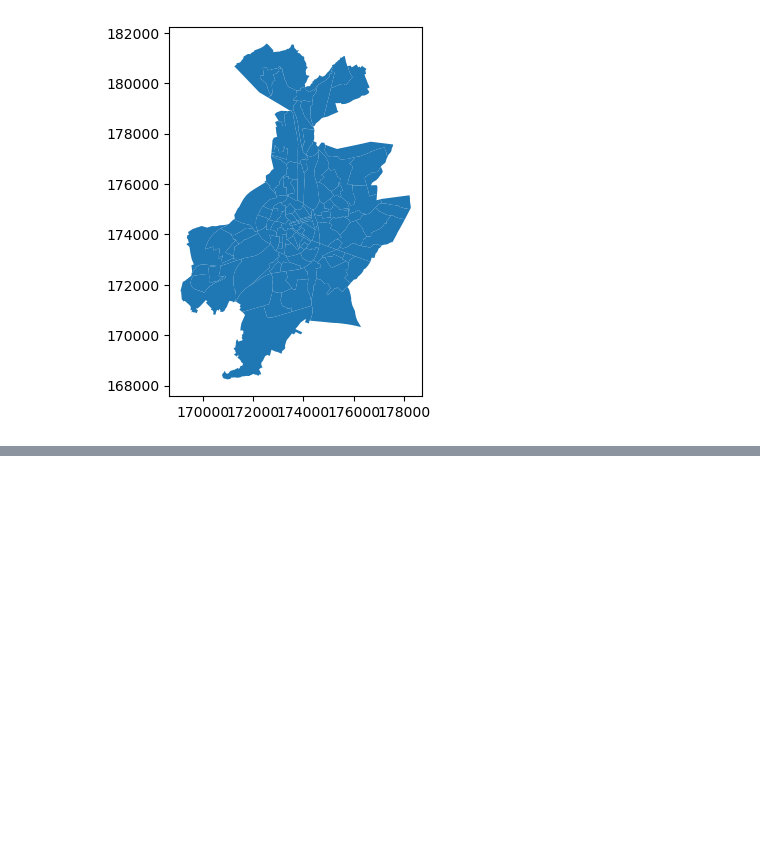
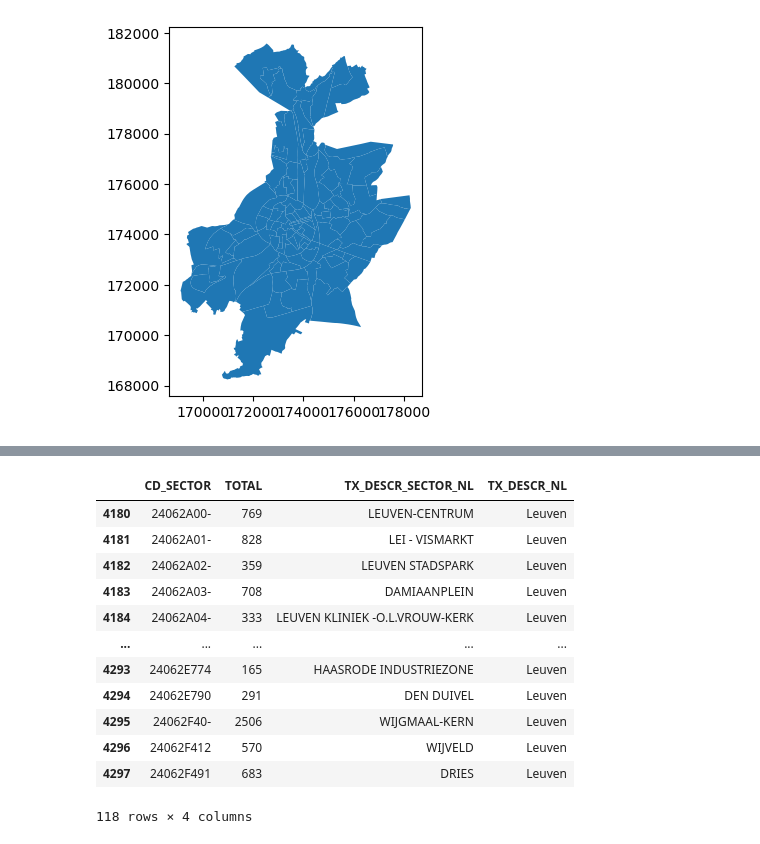
Before and after one commit to Leowiser/AED-Route-Optimization-MDA-Project, a Jupyter notebook: statistical_sectors.ipynb, the cells around one changed output, grey strips where cells are left out. Saved outputs shown, nothing was run; the diff lists cells and outputs as text; code cells hidden in the pictures; blank space fills up the shorter version.

```diff
--- a/statistical_sectors.ipynb
+++ b/statistical_sectors.ipynb
@@ -47,0 +53,24 @@ gdf_leuven.explore("area", legend=False)
+# %%
+# reading in statistical sector data which contains populations counts
+pop_df = pd.read_csv("statistical_sector_data.csv")
+# selecting only the useful columns
+pop_df=pop_df[["CD_SECTOR", "TOTAL", "TX_DESCR_SECTOR_NL", "TX_DESCR_NL"]]
+# subsetting for sectors in Leuven municipality
+pop_df=pop_df[pop_df["TX_DESCR_NL"]=="Leuven"]
+# dropping incidence of residents whose sector was unknown
+pop_df=pop_df.drop(4298, axis=0)
+pop_df
+# %% [output]
+|  | CD_SECTOR | TOTAL | TX_DESCR_SECTOR_NL | TX_DESCR_NL |
+| 4180 | 24062A00- | 769 | LEUVEN-CENTRUM | Leuven |
+| 4181 | 24062A01- | 828 | LEI - VISMARKT | Leuven |
+| 4182 | 24062A02- | 359 | LEUVEN STADSPARK | Leuven |
+| 4183 | 24062A03- | 708 | DAMIAANPLEIN | Leuven |
+| 4184 | 24062A04- | 333 | LEUVEN KLINIEK -O.L.VROUW-KERK | Leuven |
+| ... | ... | ... | ... | ... |
+| 4293 | 24062E774 | 165 | HAASRODE INDUSTRIEZONE | Leuven |
+| 4294 | 24062E790 | 291 | DEN DUIVEL | Leuven |
+| 4295 | 24062F40- | 2506 | WIJGMAAL-KERN | Leuven |
+| 4296 | 24062F412 | 570 | WIJVELD | Leuven |
+| 4297 | 24062F491 | 683 | DRIES | Leuven |
+118 rows × 4 columns
```
Also changed, not shown: parts of 9 cells of this notebook.
